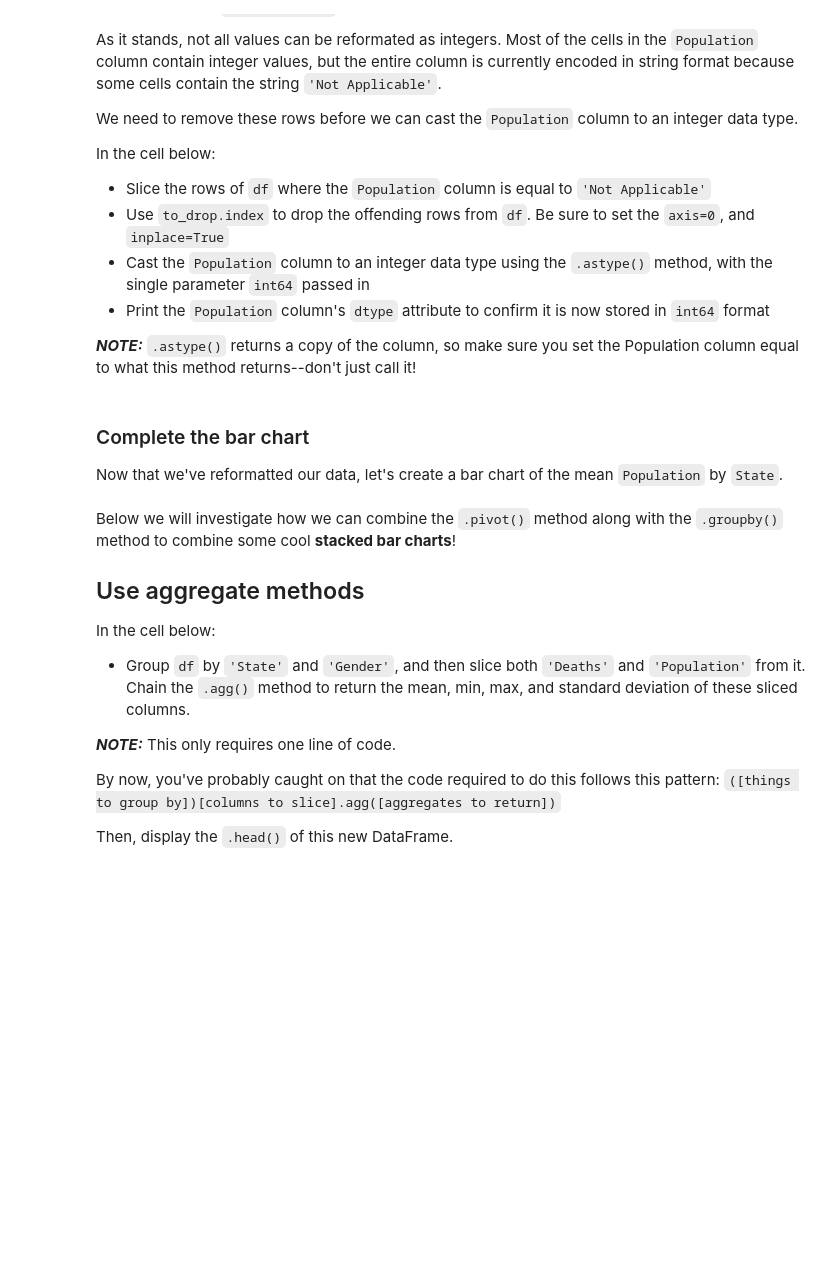
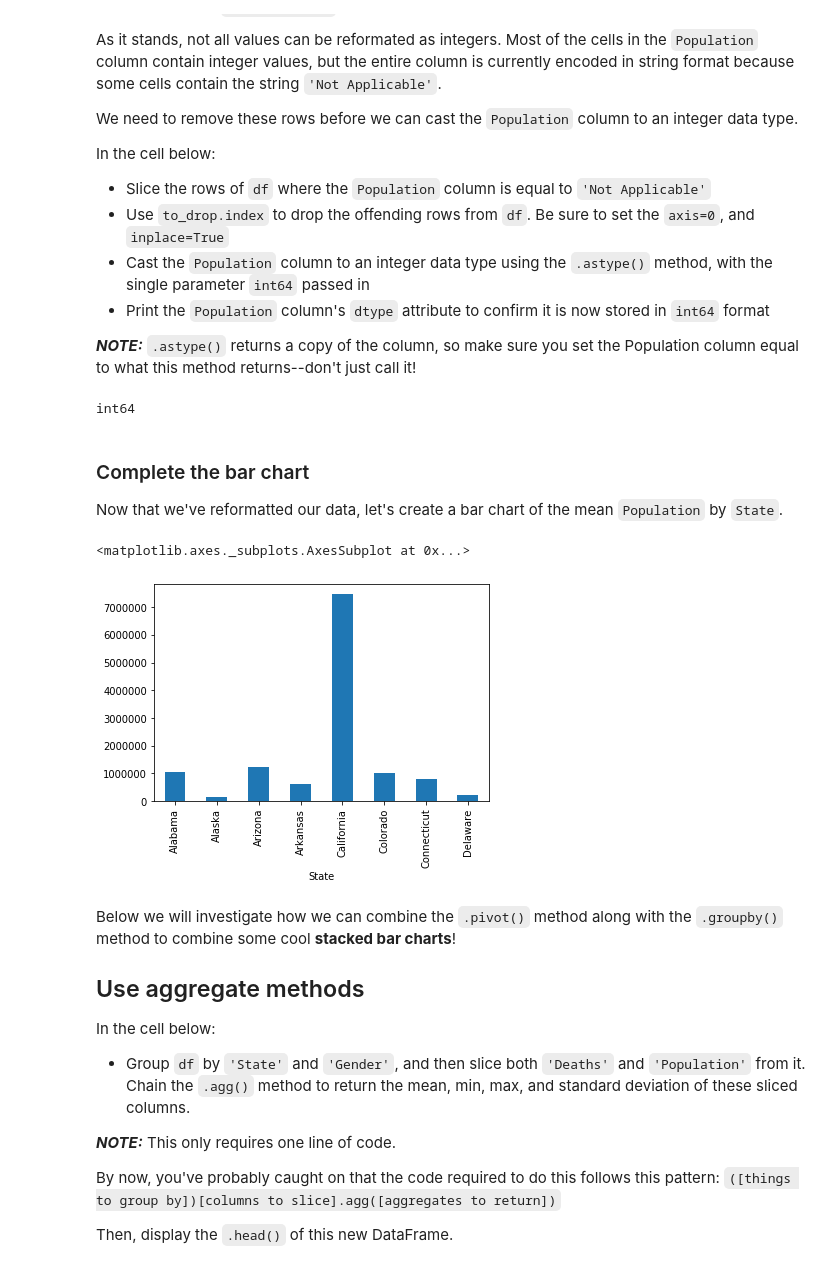
Before and after one commit to aradaha/dsc-pivot-tables-pandas-lab, a Jupyter notebook: index.ipynb, the cells around one changed output. Saved outputs shown, nothing was run; the diff lists cells and outputs as text; code cells hidden in the pictures; blank space fills up the shorter version.

```diff
--- a/index.ipynb
+++ b/index.ipynb
@@ -181,3 +178,11 @@ to_drop = None
+# %%
+# Your code here
+to_drop = df[df['Population'] == 'Not Applicable']
+df.drop(to_drop.index, axis=0, inplace=True)
+df['Population'] = df['Population'].astype('int64')
+print(df['Population'].dtype)
+# %% [output]
+int64
 # %% [markdown]
 ### Complete the bar chart
 
@@ -187,3 +190,10 @@ Now that we've reformatted our data, let's create a bar chart of the mean `Popul
+# %%
+# Your code here
+plot = df.groupby('State')['Population'].mean()
+plot.head(8).plot(kind='bar')
+# %% [output]
+<matplotlib.axes._subplots.AxesSubplot at 0x...>
+[figure, added]
 # %% [markdown]
 Below we will investigate how we can combine the `.pivot()` method along with the `.groupby()` method to combine some cool **stacked bar charts**!
 
```
Also changed, not shown: parts of 29 cells of this notebook.
